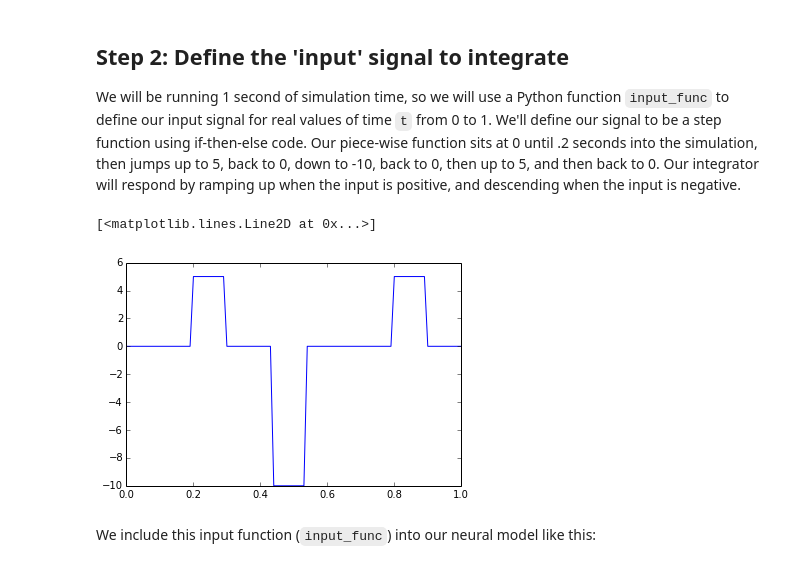
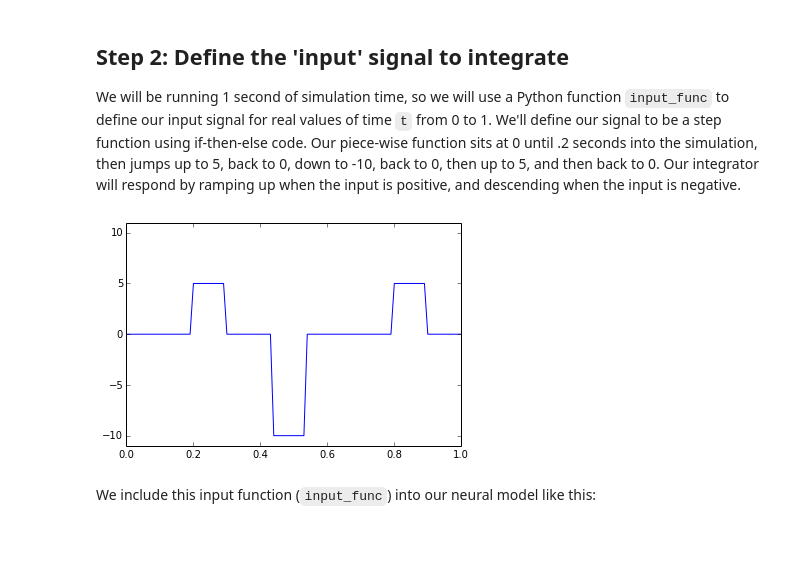
Before and after one commit to nengo/nengo, a Jupyter notebook: examples/controlledintegrator.ipynb, the cells around one changed output. Cells and saved outputs as stored; diff of their text form; code cells hidden in the pictures; blank space fills up the shorter version.

```diff
--- a/examples/controlledintegrator.ipynb
+++ b/examples/controlledintegrator.ipynb
@@ -51,20 +51,20 @@ A = model.make_ensemble('A', nengo.LIF(225), 2, radius=1.5)
 
 We will be running 1 second of simulation time, so we will use a Python function `input_func` to define our input signal for real values of time `t` from 0 to 1. We'll define our signal to be a step function using if-then-else code. Our piece-wise function sits at 0 until .2 seconds into the simulation, then jumps up to 5, back to 0, down to -10, back to 0, then up to 5, and then back to 0. Our integrator will respond by ramping up when the input is positive, and descending when the input is negative.
 # %%
-def input_func(t):                              # Create a function that outputs
-    if   t < 0.2:  return 0                     # 0 for t < 0.2
-    elif t < 0.3:  return 5                     # 5 for 0.2 < t < 0.3
-    elif t < 0.44: return 0                     # 0 for 0.3 < t < 0.44
-    elif t < 0.54: return -10                   # -10 for 0.44 < t < 0.54
-    elif t < 0.8:  return 0                     # 0 for 0.54 < t < 0.8
-    elif t < 0.9:  return 5                     # 5 for 0.8 < t < 0.9
-    else:          return 0                     # 0 for t > 0.9
+def input_func(t):              # Create a function that outputs
+    if   t < 0.2:  return 0     # 0 for t < 0.2
+    elif t < 0.3:  return 5     # 5 for 0.2 < t < 0.3
+    elif t < 0.44: return 0     # 0 for 0.3 < t < 0.44
+    elif t < 0.54: return -10   # -10 for 0.44 < t < 0.54
+    elif t < 0.8:  return 0     # 0 for 0.54 < t < 0.8
+    elif t < 0.9:  return 5     # 5 for 0.8 < t < 0.9
+    else:          return 0     # 0 for t > 0.9
 
 t = np.linspace(0, 1, 101)
 plt.plot(t, map(input_func, t))
+plt.ylim((-11,11));
 # %% [output]
-[<matplotlib.lines.Line2D at 0x...>]
-[figure, old version]
+[figure, new version]
 # %% [markdown]
 We include this input function (`input_func`) into our neural model like this:
 # %%
```
Also changed, not shown: parts of 9 cells of this notebook, 6 other files.
